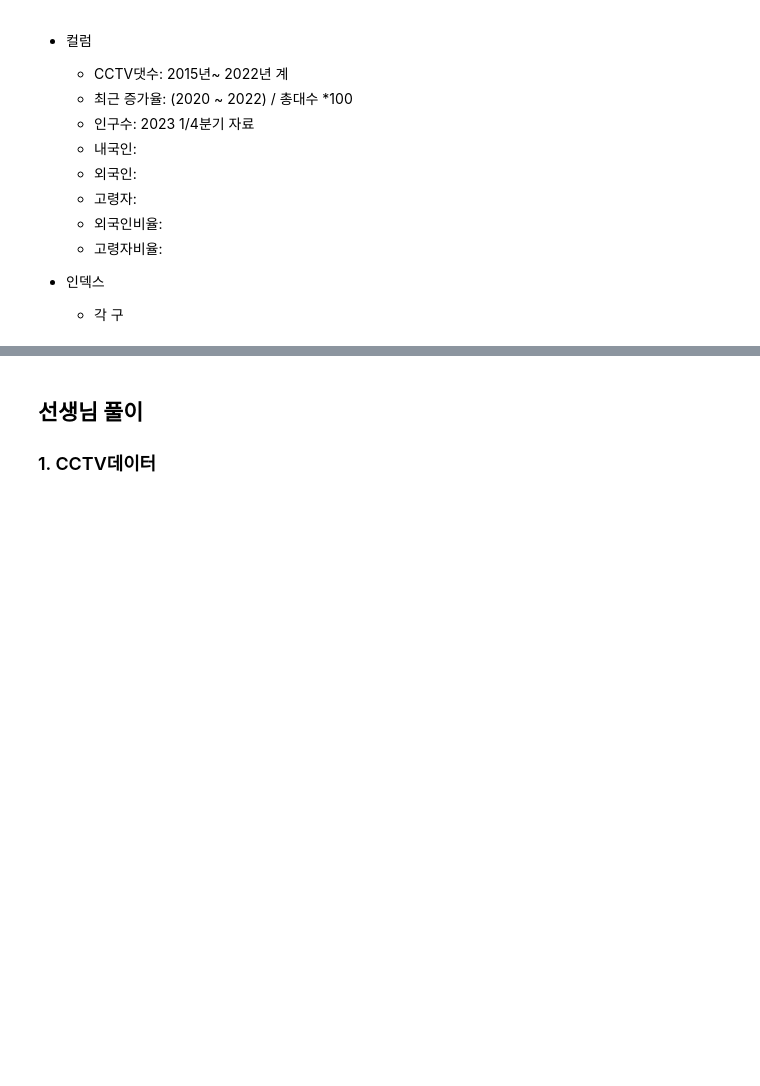
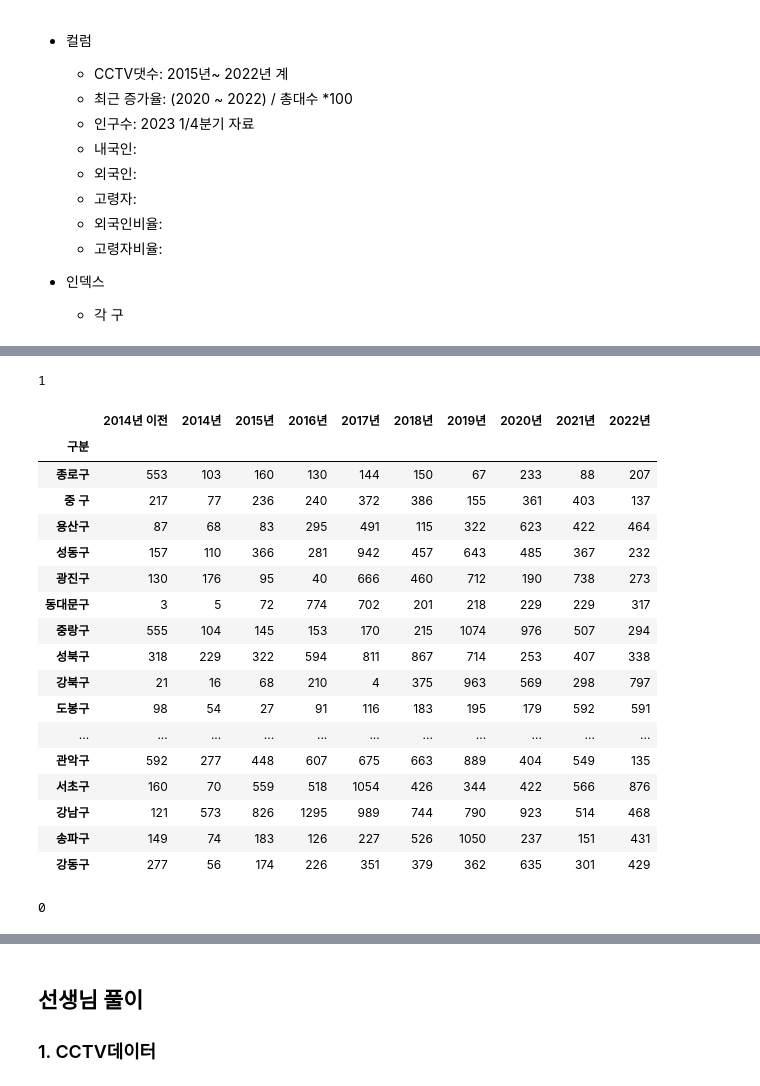
Before and after one commit to njy622/DataAnalysis-2023.09, a Jupyter notebook: 02.Pandas/10.서울시CCTV.ipynb, the cells around one changed output, grey strips where cells are left out. Cells and saved outputs as stored; diff of their text form; code cells hidden in the pictures; blank space fills up the shorter version.

```diff
--- a/02.Pandas/10.서울시CCTV.ipynb
+++ b/02.Pandas/10.서울시CCTV.ipynb
@@ -20,8 +20,6 @@ import numpy as np
 import pandas as pd
 # %%
 # CCTV 갯수 : 2015년 ~ 2022년 계
-cctv = pd.read_csv('data/서울시 자치구 연도별 방범용 CCTV 운영 현황_230630기준.csv',
+cctv = pd.read_csv('data/서울시 자치구 년도별 CCTV 설치 현황_230630기준.csv',
             encoding='EUC-KR', index_col='구분', thousands=',')
-del cctv['Unnamed: 0']
-del cctv['2023년']
-cctv['2015년~2022년 계'] = cctv.sum(axis=1)
+cctv.head(3)
@@ -103,0 +32,4 @@ array([12.57, 14.05, 17.56, 25.16, 23.38, 17.98, 26.75, 27.85, 22.09,
+# %%
+cctv.drop(columns=['Unnamed: 0','총계', '2023년'], inplace=True)
+cctv.drop(['계'], inplace=True)            # '계' 행 지우기
+cctv.head(3)
@@ -103,0 +42,33 @@ array([12.57, 14.05, 17.56, 25.16, 23.38, 17.98, 26.75, 27.85, 22.09,
+# %%
+# 결측치가 있는지 확인
+cctv['2014년 이전'].isna().sum()
+# %% [output]
+1
+# %%
+# 결측치를 0으로 대체하고, 타입을 정수로 변경
+cctv = cctv.fillna(0).astype(int)
+cctv
+# %% [output]
+|  | 2014년 이전 | 2014년 | 2015년 | 2016년 | 2017년 | 2018년 | 2019년 | 2020년 | 2021년 | 2022년 |
+| 구분 |  |  |  |  |  |  |  |  |  |  |
+| 종로구 | 553 | 103 | 160 | 130 | 144 | 150 | 67 | 233 | 88 | 207 |
+| 중 구 | 217 | 77 | 236 | 240 | 372 | 386 | 155 | 361 | 403 | 137 |
+| 용산구 | 87 | 68 | 83 | 295 | 491 | 115 | 322 | 623 | 422 | 464 |
+| 성동구 | 157 | 110 | 366 | 281 | 942 | 457 | 643 | 485 | 367 | 232 |
+| 광진구 | 130 | 176 | 95 | 40 | 666 | 460 | 712 | 190 | 738 | 273 |
+| 동대문구 | 3 | 5 | 72 | 774 | 702 | 201 | 218 | 229 | 229 | 317 |
+| 중랑구 | 555 | 104 | 145 | 153 | 170 | 215 | 1074 | 976 | 507 | 294 |
+| 성북구 | 318 | 229 | 322 | 594 | 811 | 867 | 714 | 253 | 407 | 338 |
+| 강북구 | 21 | 16 | 68 | 210 | 4 | 375 | 963 | 569 | 298 | 797 |
+| 도봉구 | 98 | 54 | 27 | 91 | 116 | 183 | 195 | 179 | 592 | 591 |
+| ... | ... | ... | ... | ... | ... | ... | ... | ... | ... | ... |
+| 관악구 | 592 | 277 | 448 | 607 | 675 | 663 | 889 | 404 | 549 | 135 |
+| 서초구 | 160 | 70 | 559 | 518 | 1054 | 426 | 344 | 422 | 566 | 876 |
+| 강남구 | 121 | 573 | 826 | 1295 | 989 | 744 | 790 | 923 | 514 | 468 |
+| 송파구 | 149 | 74 | 183 | 126 | 227 | 526 | 1050 | 237 | 151 | 431 |
+| 강동구 | 277 | 56 | 174 | 226 | 351 | 379 | 362 | 635 | 301 | 429 |
+# %%
+# 결측치가 있는지 다시 확인
+cctv['2014년 이전'].isna().sum()
+# %% [output]
+0
```
Also changed, not shown: parts of 11 cells of this notebook, 2 other files.
